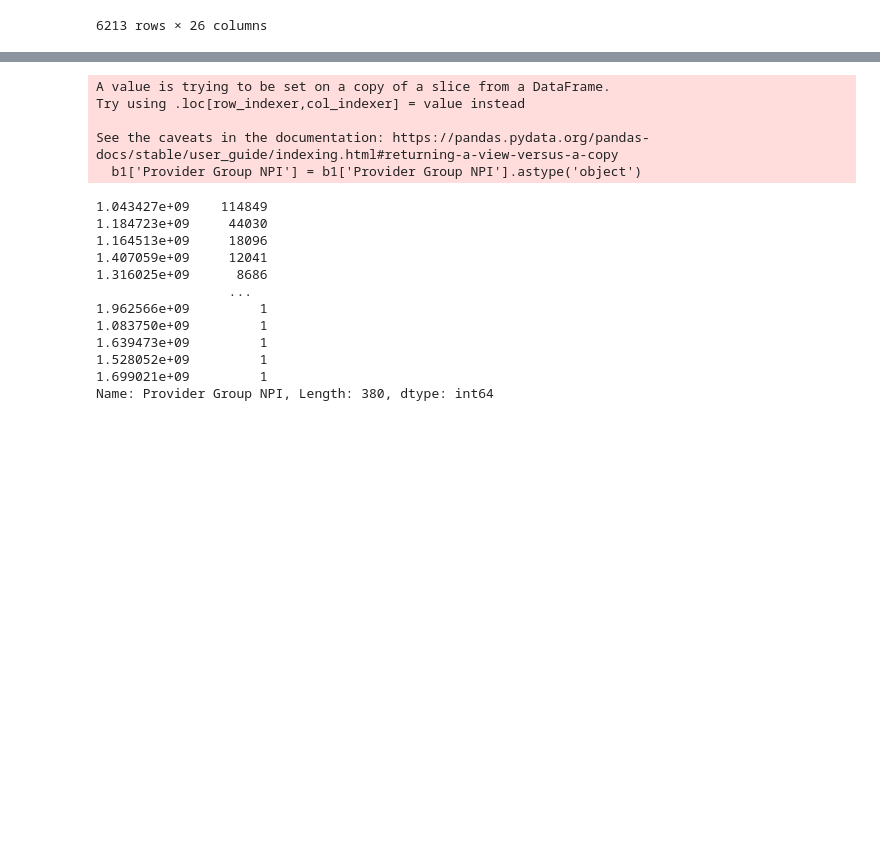
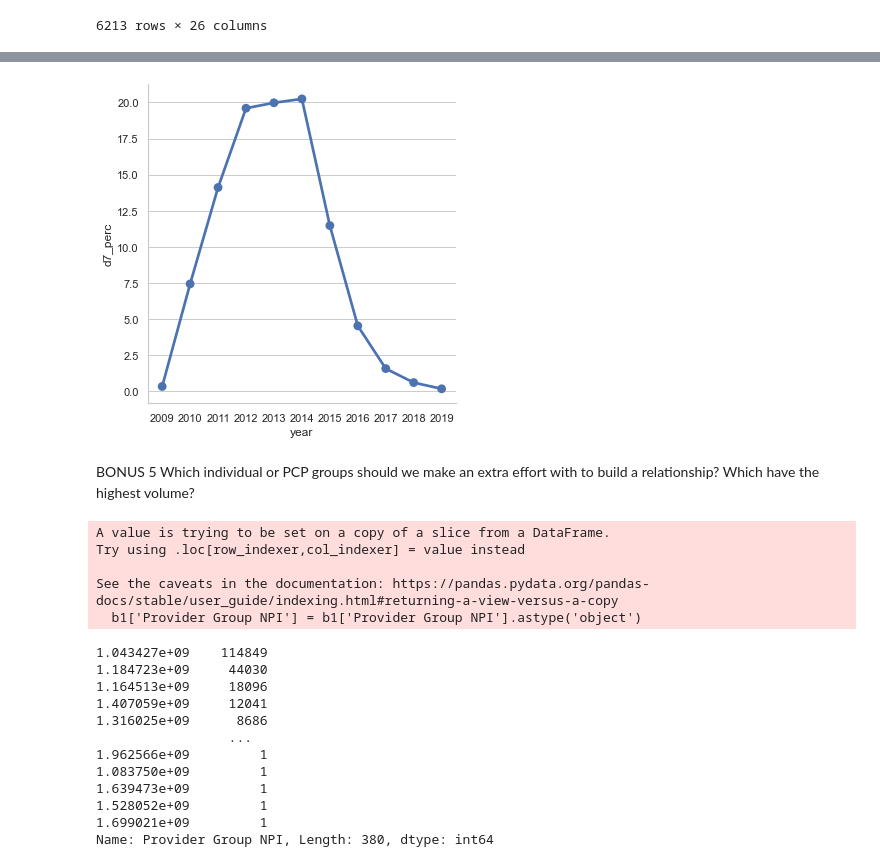
Before and after one commit to rghertel/hospital-readmission-not-koalas, a Jupyter notebook: data/hospital_notebook.ipynb, the cells around one changed output, grey strips where cells are left out. Drawn from its saved outputs; the diff is of its cells as text; code cells hidden in the pictures; blank space fills up the shorter version.

```diff
--- a/data/hospital_notebook.ipynb
+++ b/data/hospital_notebook.ipynb
@@ -139,0 +211,3 @@ Which individual or PCP groups should we make an extra effort with to build a re
+# %%
+o['d7_perc'] = o['7_sum']/1857*100
+o
@@ -140,3 +227,9 @@ Which individual or PCP groups should we make an extra effort with to build a re
+# %%
+d7_readmission_perc = sns.catplot(x="year", y="d7_perc", kind="point", data=o) #order=o.sort_values('d7_perc').year)
+# %% [output]
+[figure, added]
+# %% [markdown]
+BONUS 5 Which individual or PCP groups should we make an extra effort with to build a relationship? Which have the highest volume?
 # %%
 #finding Provier Group NPI's and counting should provide which facility saw the most patients??
 #rationale here is that Encounter ID's are unique, so each duplicated NPI should be 1 visit??
```
Also changed, not shown: parts of 8 cells of this notebook.
